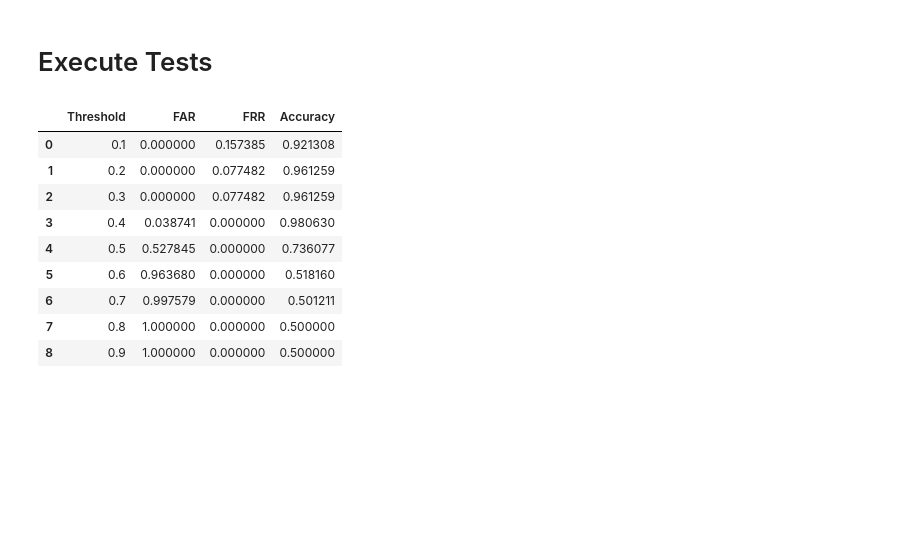
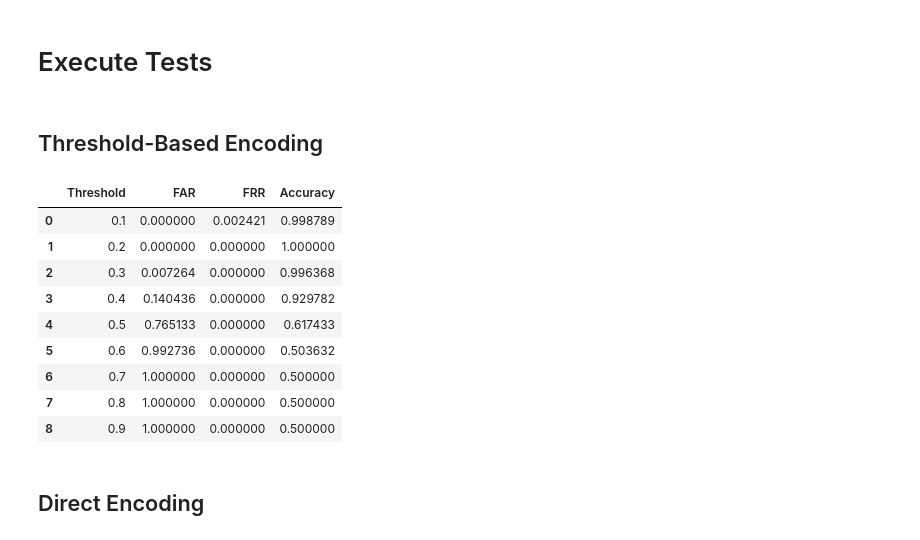
Before and after one commit to CPP-EEG-Authentication-Defense-Project/Authentication-Models, a Jupyter notebook: hash-based/biohash.ipynb, the cells around one changed output. Saved outputs shown, nothing was run; the diff lists cells and outputs as text; code cells hidden in the pictures; blank space fills up the shorter version.

Commit message:
Update BioHash notebook to test more encodings

```diff
--- a/hash-based/biohash.ipynb
+++ b/hash-based/biohash.ipynb
@@ -189,7 +206,8 @@ sample_feature_extraction_steps = features.FeatureExtractPipeline([
 # %%
 sample_data_processor = processor.DataProcessor(
     pre_process=sample_pre_process_steps,
-    feature_extraction=sample_feature_extraction_steps
+    feature_extraction=sample_feature_extraction_steps,
+    normalization=normalization_steps
 )
 # %% [markdown]
 # Subject Data
@@ -302,8 +327,9 @@ def iter_sample_hashes(data_map: typing.Dict[str, typing.List[np.ndarray]],
 def iter_subject_test_sets(template_data: typing.Dict[str, typing.List[np.ndarray]],
                            sample_data: typing.Dict[str, typing.List[np.ndarray]],
                            tokens_map: typing.Dict[str, str],
-                           encoder: feature_encoding.base.BinaryEncoder) -> typing.Iterator[SubjectTestSet]:
-    for subject, template_hashes in iter_template_hashes(template_data, tokens_map, encoder):
+                           encoder: feature_encoding.base.BinaryEncoder,
+                           additional_norm: normalization.NormalizationPipeline = None) -> typing.Iterator[SubjectTestSet]:
+    for subject, template_hashes in iter_template_hashes(template_data, tokens_map, encoder, additional_norm):
         threshold_test_sets: typing.Dict[str, ThresholdTestSet] = {
             str(threshold): ThresholdTestSet(
                 threshold=threshold, template_hash=template_hashes[str(threshold)],
@@ -311,7 +337,7 @@ def iter_subject_test_sets(template_data: typing.Dict[str, typing.List[np.ndarra
             )
             for threshold in AUTHENTICATION_THRESHOLDS
         }
-        for sample_subject, sample_hashes in iter_sample_hashes(sample_data, tokens_map, encoder):
+        for sample_subject, sample_hashes in iter_sample_hashes(sample_data, tokens_map, encoder, additional_norm):
             for threshold in sample_hashes:
                 test_set = threshold_test_sets[threshold]
                 if subject == sample_subject:
@@ -358,8 +384,9 @@ def make_hash_tests(test_set: ThresholdTestSet) -> typing.List[HashTest]:
 def iter_hash_tests(template_data: typing.Dict[str, typing.List[np.ndarray]],
                     sample_data: typing.Dict[str, typing.List[np.ndarray]],
                     tokens_map: typing.Dict[str, str],
-                    encoder: feature_encoding.base.BinaryEncoder) -> typing.Iterator[typing.Tuple[str, typing.List[HashTest]]]:
-    for subject_test_set in iter_subject_test_sets(template_data, sample_data, tokens_map, encoder):
+                    encoder: feature_encoding.base.BinaryEncoder,
+                    additional_norm: normalization.NormalizationPipeline = None) -> typing.Iterator[typing.Tuple[str, typing.List[HashTest]]]:
+    for subject_test_set in iter_subject_test_sets(template_data, sample_data, tokens_map, encoder, additional_norm):
         for threshold_test_data in subject_test_set.threshold_tests:
             yield threshold_test_data.threshold, make_hash_tests(threshold_test_data)
 # %% [markdown]
@@ -374,35 +401,39 @@ def run_hash_tests(hash_tests: typing.List[HashTest]) -> TestResultsSummary:
+# %% [markdown]
+## Threshold-Based Encoding
 # %%
-test_results_map = {}
+threshold_results_map = {}
 threshold_encoder = feature_encoding.threshold.ThresholdBinaryEncoder(BINARY_THRESHOLD)
-hash_test_args = (
+threshold_test_args = (
     processed_template_data_map, processed_data_map, subject_tokens_map, threshold_encoder
 )
-for threshold_type, hash_test_data in iter_hash_tests(*hash_test_args):
-    if threshold_type not in test_results_map:
-        test_results_map[threshold_type] = TestResultsSummary()
-    test_results_map[threshold_type] = TestResultsSummary.merge_summaries(
-        test_results_map[threshold_type],
+for auth_threshold, hash_test_data in iter_hash_tests(*threshold_test_args):
+    if auth_threshold not in threshold_results_map:
+        threshold_results_map[auth_threshold] = TestResultsSummary()
+    threshold_results_map[auth_threshold] = TestResultsSummary.merge_summaries(
+        threshold_results_map[auth_threshold],
         run_hash_tests(hash_test_data)
     )
 # %%
-data_results = []
-for threshold_type, result_summary in test_results_map.items():
-    data_results.append([
-        threshold_type, result_summary.false_accept_rate,
+threshold_results = []
+for auth_threshold, result_summary in threshold_results_map.items():
+    threshold_results.append([
+        auth_threshold, result_summary.false_accept_rate,
         result_summary.false_reject_rate, result_summary.accuracy
     ])
-test_results = pd.DataFrame(
-    data_results, columns=['Threshold', 'FAR', 'FRR', 'Accuracy']
+threshold_df = pd.DataFrame(
+    threshold_results, columns=['Threshold', 'FAR', 'FRR', 'Accuracy']
 )
-test_results
+threshold_df
 # %% [output]
 |  | Threshold | FAR | FRR | Accuracy |
-| 0 | 0.1 | 0.000000 | 0.157385 | 0.921308 |
-| 1 | 0.2 | 0.000000 | 0.077482 | 0.961259 |
-| 2 | 0.3 | 0.000000 | 0.077482 | 0.961259 |
-| 3 | 0.4 | 0.038741 | 0.000000 | 0.980630 |
-| 4 | 0.5 | 0.527845 | 0.000000 | 0.736077 |
-| 5 | 0.6 | 0.963680 | 0.000000 | 0.518160 |
-| 6 | 0.7 | 0.997579 | 0.000000 | 0.501211 |
+| 0 | 0.1 | 0.000000 | 0.002421 | 0.998789 |
+| 1 | 0.2 | 0.000000 | 0.000000 | 1.000000 |
+| 2 | 0.3 | 0.007264 | 0.000000 | 0.996368 |
+| 3 | 0.4 | 0.140436 | 0.000000 | 0.929782 |
+| 4 | 0.5 | 0.765133 | 0.000000 | 0.617433 |
+| 5 | 0.6 | 0.992736 | 0.000000 | 0.503632 |
+| 6 | 0.7 | 1.000000 | 0.000000 | 0.500000 |
 | 7 | 0.8 | 1.000000 | 0.000000 | 0.500000 |
 | 8 | 0.9 | 1.000000 | 0.000000 | 0.500000 |
+# %% [markdown]
+## Direct Encoding
```
Also changed, not shown: parts of 15 cells of this notebook, 1 other file.
